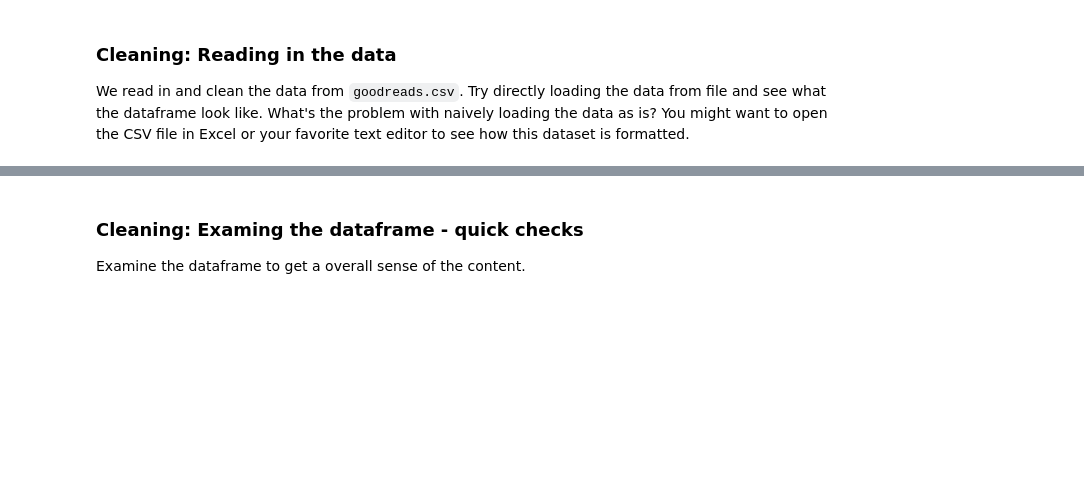
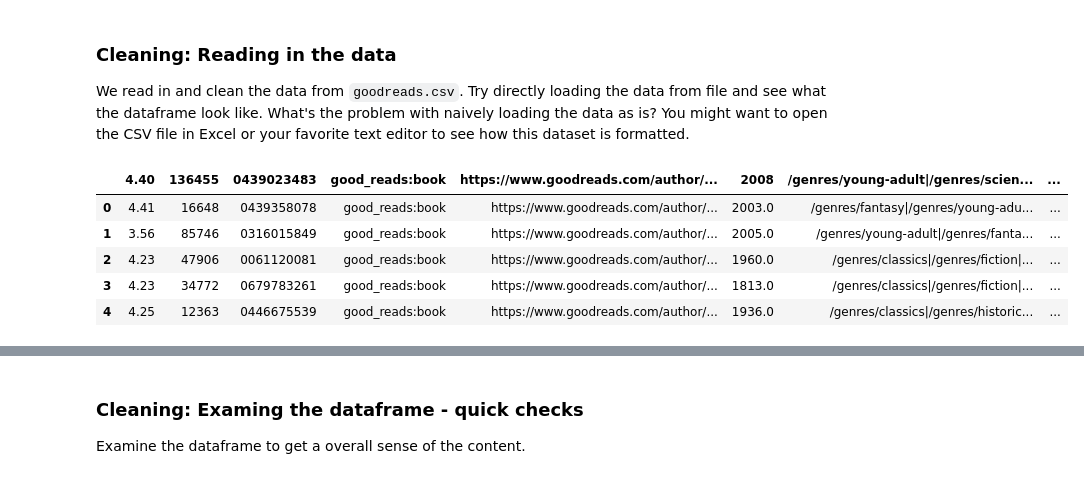
Before and after one commit to Rajan-sust/DataScience, a Jupyter notebook: DataScience02.ipynb, the cells around one changed output, grey strips where cells are left out. Drawn from its saved outputs; the diff is of its cells as text; code cells hidden in the pictures; blank space fills up the shorter version.

```diff
--- a/DataScience02.ipynb
+++ b/DataScience02.ipynb
@@ -64,8 +66,16 @@ import pandas as pd
 We read in and clean the data from `goodreads.csv`.  Try directly loading the data from file and see what the dataframe look like. What's the problem with naively loading the data as is? You might want to open the CSV file in Excel or your favorite text editor to see how this dataset is formatted.
 # %%
 #Read the data into a dataframe
-data = pd.read_csv("data/goodreads.csv")
+path = 'https://raw.githubusercontent.com/Rajan-sust/ML/master/Dataset/goodreads.csv'
+data = pd.read_csv(path)
 
 #Examine the first couple of rows of the dataframe
 data.head()
+# %% [output]
+|  | 4.40 | 136455 | 0439023483 | good_reads:book | https://www.goodreads.com/author/... | 2008 | /genres/young-adult|/genres/scien... | ... |
+| 0 | 4.41 | 16648 | 0439358078 | good_reads:book | https://www.goodreads.com/author/... | 2003.0 | /genres/fantasy|/genres/young-adu... | ... |
+| 1 | 3.56 | 85746 | 0316015849 | good_reads:book | https://www.goodreads.com/author/... | 2005.0 | /genres/young-adult|/genres/fanta... | ... |
+| 2 | 4.23 | 47906 | 0061120081 | good_reads:book | https://www.goodreads.com/author/... | 1960.0 | /genres/classics|/genres/fiction|... | ... |
+| 3 | 4.23 | 34772 | 0679783261 | good_reads:book | https://www.goodreads.com/author/... | 1813.0 | /genres/classics|/genres/fiction|... | ... |
+| 4 | 4.25 | 12363 | 0446675539 | good_reads:book | https://www.goodreads.com/author/... | 1936.0 | /genres/classics|/genres/historic... | ... |
 # %%
```
Also changed, not shown: parts of 31 cells of this notebook.
